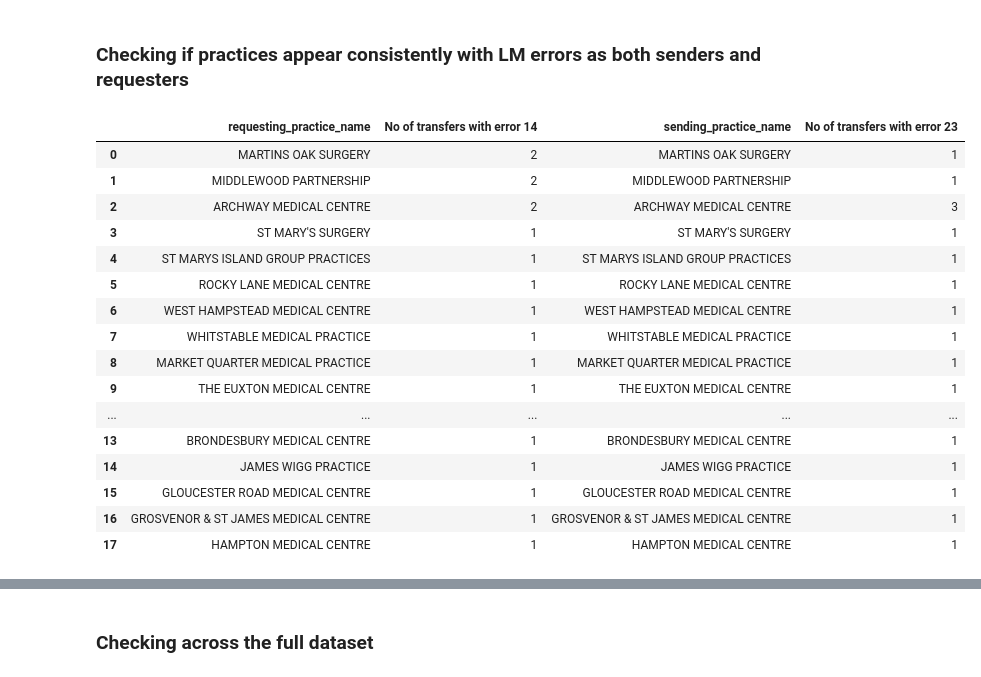
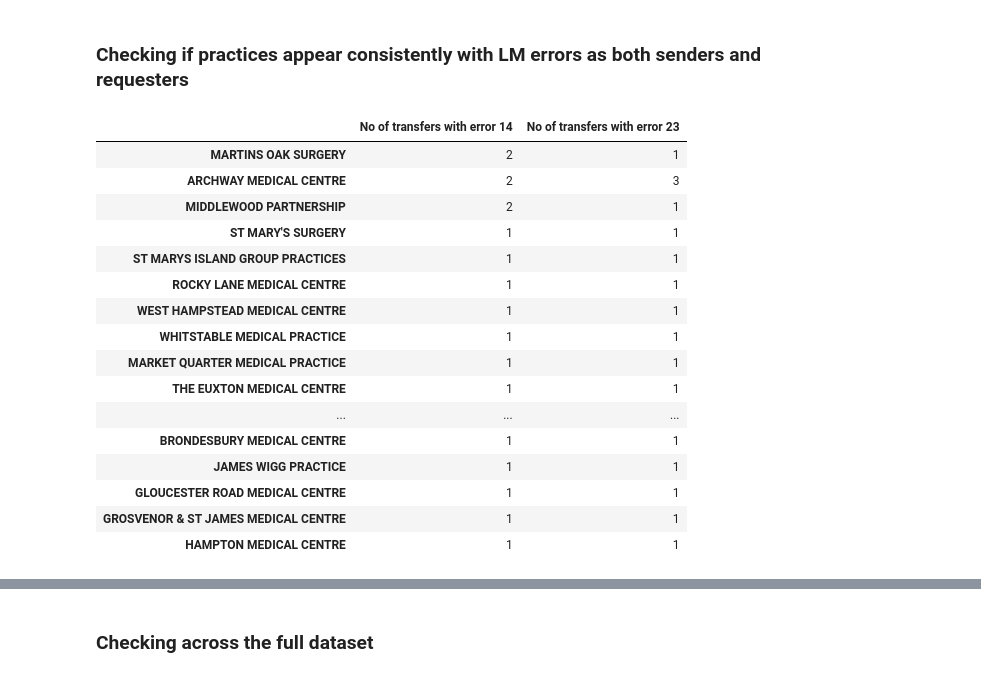
Before and after one commit to nhsconnect/prm-gp2gp-data-sandbox, a Jupyter notebook: notebooks/65-PRMT-2333-compare-EMIS-EMIS-not-LM-compliant-July-August.ipynb, the cells around one changed output, grey strips where cells are left out. Saved outputs shown, nothing was run; the diff lists cells and outputs as text; code cells hidden in the pictures.

Commit message:
PRMT-2333 [JG/DS] Drop duplicates using ASID field and improve code grouping and counting transfers

```diff
--- a/notebooks/65-PRMT-2333-compare-EMIS-EMIS-not-LM-compliant-July-August.ipynb
+++ b/notebooks/65-PRMT-2333-compare-EMIS-EMIS-not-LM-compliant-July-August.ipynb
@@ -36,7 +36,7 @@ asid_lookup_input_files = [asid_lookup_file_location + f for f in asid_lookup_fi
 asid_lookup = pd.concat((
     pd.read_csv(f)
     for f in asid_lookup_input_files
-)).drop_duplicates()
+)).drop_duplicates().groupby("ASID").last().reset_index()
 lookup = asid_lookup[["ASID", "NACS","OrgName"]]
 
 transfers = transfers.merge(lookup, left_on='requesting_practice_asid',right_on='ASID',how='left')
@@ -72,6 +79,6 @@ grouped_emis_transfers_with_error_23
 july_bool = emis_transfers_with_error_23["date_requested"] < datetime(2021, 8, 1)
 july_emis_transfers_with_error_23 = emis_transfers_with_error_23[july_bool]
 
-grouped_july_emis_transfers_with_error_23=july_emis_transfers_with_error_23.groupby(by='sending_practice_name').agg({'conversation_id': 'count'}).sort_values(by='conversation_id', ascending=False).reset_index()
+grouped_july_emis_transfers_with_error_23=july_emis_transfers_with_error_23.groupby('sending_practice_name').size().to_frame("count").sort_values("count", ascending=False)
 grouped_july_emis_transfers_with_error_23
 # %% [output]
@@ -174,6 +185,6 @@ grouped_emis_transfers_with_error_14
 july_bool = emis_transfers_with_error_14["date_requested"] < datetime(2021, 8, 1)
 july_emis_transfers_with_error_14 = emis_transfers_with_error_14[july_bool]
 
-grouped_july_emis_transfers_with_error_14=july_emis_transfers_with_error_14.groupby(by='requesting_practice_name').agg({'conversation_id': 'count'}).sort_values(by='conversation_id', ascending=False).reset_index()
-grouped_july_emis_transfers_with_error_14.rename({'conversation_id': 'No of transfers in July'}, axis=1)
+grouped_july_emis_transfers_with_error_14=july_emis_transfers_with_error_14.groupby('requesting_practice_name').size().to_frame("count").sort_values(by='count', ascending=False)
+grouped_july_emis_transfers_with_error_14.rename({'count': 'No of transfers in July'}, axis=1)
 # %% [output]
@@ -235,24 +249,24 @@ practices_with_error_14_july_and_august.rename({'conversation_id_x': 'No of tran
 # %% [markdown]
 ### Checking if practices appear consistently with LM errors as both senders and requesters
 # %%
-july_recurring_LM_error_practices = grouped_july_emis_transfers_with_error_14.merge(grouped_july_emis_transfers_with_error_23, how='inner', left_on='requesting_practice_name', right_on='sending_practice_name')
-july_recurring_LM_error_practices.rename({'conversation_id_x': 'No of transfers with error 14', 'conversation_id_y': 'No of transfers with error 23'}, axis=1)
+july_recurring_LM_error_practices = grouped_july_emis_transfers_with_error_14.merge(grouped_july_emis_transfers_with_error_23, how='inner', left_index=True, right_index=True)
+july_recurring_LM_error_practices.rename({'count_x': 'No of transfers with error 14', 'count_y': 'No of transfers with error 23'}, axis=1)
 # %% [output]
-|  | requesting_practice_name | No of transfers with error 14 | sending_practice_name | No of transfers with error 23 |
-| 0 | MARTINS OAK SURGERY | 2 | MARTINS OAK SURGERY | 1 |
-| 1 | MIDDLEWOOD PARTNERSHIP | 2 | MIDDLEWOOD PARTNERSHIP | 1 |
-| 2 | ARCHWAY MEDICAL CENTRE | 2 | ARCHWAY MEDICAL CENTRE | 3 |
-| 3 | ST MARY'S SURGERY | 1 | ST MARY'S SURGERY | 1 |
-| 4 | ST MARYS ISLAND GROUP PRACTICES | 1 | ST MARYS ISLAND GROUP PRACTICES | 1 |
-| 5 | ROCKY LANE MEDICAL CENTRE | 1 | ROCKY LANE MEDICAL CENTRE | 1 |
-| 6 | WEST HAMPSTEAD MEDICAL CENTRE | 1 | WEST HAMPSTEAD MEDICAL CENTRE | 1 |
-| 7 | WHITSTABLE MEDICAL PRACTICE | 1 | WHITSTABLE MEDICAL PRACTICE | 1 |
-| 8 | MARKET QUARTER MEDICAL PRACTICE | 1 | MARKET QUARTER MEDICAL PRACTICE | 1 |
-| 9 | THE EUXTON MEDICAL CENTRE | 1 | THE EUXTON MEDICAL CENTRE | 1 |
-| ... | ... | ... | ... | ... |
-| 13 | BRONDESBURY MEDICAL CENTRE | 1 | BRONDESBURY MEDICAL CENTRE | 1 |
-| 14 | JAMES WIGG PRACTICE | 1 | JAMES WIGG PRACTICE | 1 |
-| 15 | GLOUCESTER ROAD MEDICAL CENTRE | 1 | GLOUCESTER ROAD MEDICAL CENTRE | 1 |
-| 16 | GROSVENOR & ST JAMES MEDICAL CENTRE | 1 | GROSVENOR & ST JAMES MEDICAL CENTRE | 1 |
-| 17 | HAMPTON MEDICAL CENTRE | 1 | HAMPTON MEDICAL CENTRE | 1 |
+|  | No of transfers with error 14 | No of transfers with error 23 |
+| MARTINS OAK SURGERY | 2 | 1 |
+| ARCHWAY MEDICAL CENTRE | 2 | 3 |
+| MIDDLEWOOD PARTNERSHIP | 2 | 1 |
+| ST MARY'S SURGERY | 1 | 1 |
+| ST MARYS ISLAND GROUP PRACTICES | 1 | 1 |
+| ROCKY LANE MEDICAL CENTRE | 1 | 1 |
+| WEST HAMPSTEAD MEDICAL CENTRE | 1 | 1 |
+| WHITSTABLE MEDICAL PRACTICE | 1 | 1 |
+| MARKET QUARTER MEDICAL PRACTICE | 1 | 1 |
+| THE EUXTON MEDICAL CENTRE | 1 | 1 |
+| ... | ... | ... |
+| BRONDESBURY MEDICAL CENTRE | 1 | 1 |
+| JAMES WIGG PRACTICE | 1 | 1 |
+| GLOUCESTER ROAD MEDICAL CENTRE | 1 | 1 |
+| GROSVENOR & ST JAMES MEDICAL CENTRE | 1 | 1 |
+| HAMPTON MEDICAL CENTRE | 1 | 1 |
 # %%
```
Also changed, not shown: parts of 16 cells of this notebook.
